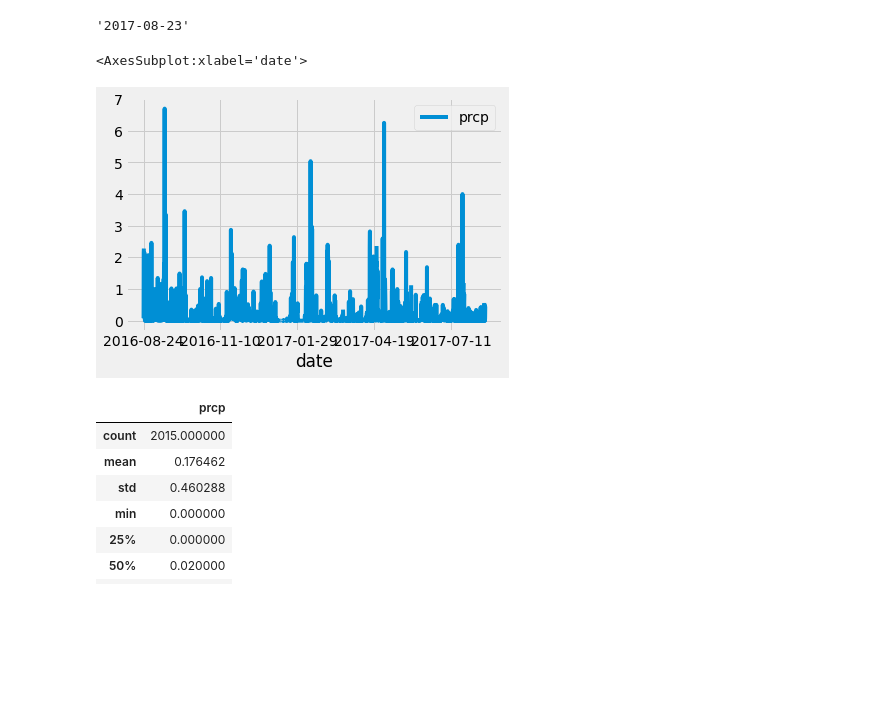
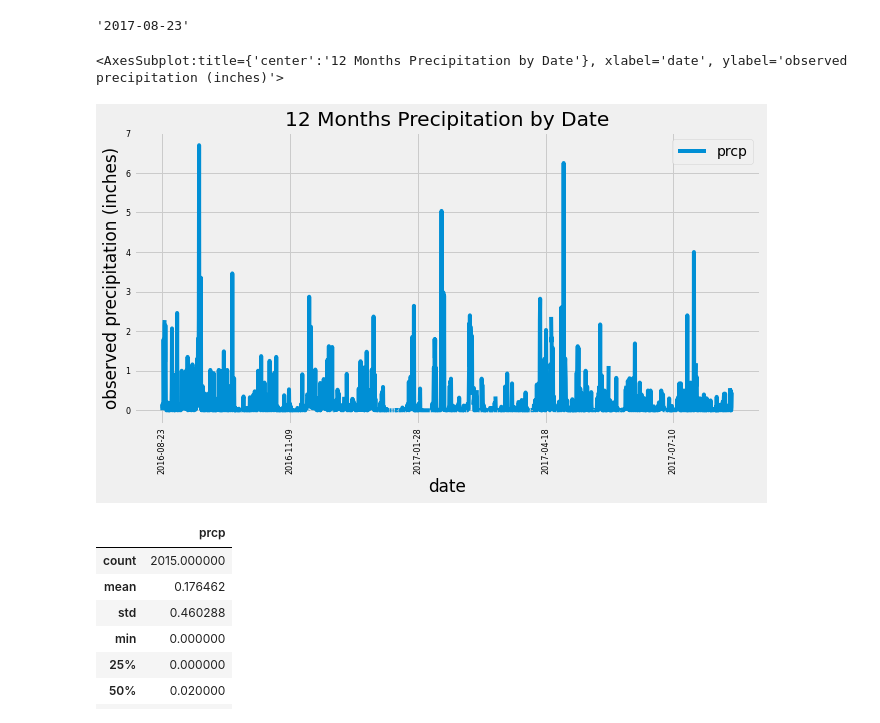
Before and after one commit to zukohere/sqlalchemy-challenge, a Jupyter notebook: Step_1_Climate_Analysis_And_Exploration/climate_starter.ipynb, the cells around one changed output. Drawn from its saved outputs; the diff is of its cells as text; code cells hidden in the pictures; blank space fills up the shorter version.

```diff
--- a/Step_1_Climate_Analysis_And_Exploration/climate_starter.ipynb
+++ b/Step_1_Climate_Analysis_And_Exploration/climate_starter.ipynb
@@ -91,26 +87,28 @@ meas_latest_date[0]
 # %%
 # Design a query to retrieve the last 12 months of precipitation data and plot the results.
 # Starting from the most recent data point in the database.
 # Calculated above.
 
 # Calculate the date one year from the last date in data set.
 # From "2017-08-23" 12 mos would be to "2016-08-24"
 
 # Perform a query to retrieve the data and precipitation scores
-meas_recent = session.query(Measurement.date, Measurement.prcp).filter(Measurement.date >= "2016-08-24").\
+meas_recent = session.query(Measurement.date, Measurement.prcp).filter(Measurement.date >= "2016-08-23").\
     order_by(Measurement.date.asc()).all()
 
 # Save the query results as a Pandas DataFrame and set the index to the date column
 meas_recent_df = pd.DataFrame(meas_recent)
 meas_recent_df = meas_recent_df.set_index("date",drop=True)
 # Sort the dataframe by date (already done with query)
 meas_recent_df
 
 # Use Pandas Plotting with Matplotlib to plot the data
-meas_recent_df.plot() # rotate the ticks, put title and axis labels, and stylize
+meas_recent_df.plot(rot=90,fontsize=8,figsize = (10,5),\
+                    title="12 Months Precipitation by Date",\
+                   ylabel = "observed precipitation (inches)")
 # %% [output]
-<AxesSubplot:xlabel='date'>
+<AxesSubplot:title={'center':'12 Months Precipitation by Date'}, xlabel='date', ylabel='observed precipitation (inches)'>
-[figure, old version]
+[figure, new version]
 # %%
 # Use Pandas to calcualte the summary statistics for the precipitation data
 meas_recent_df.describe()
```
Also changed, not shown: parts of 7 cells of this notebook, 1 other file.
